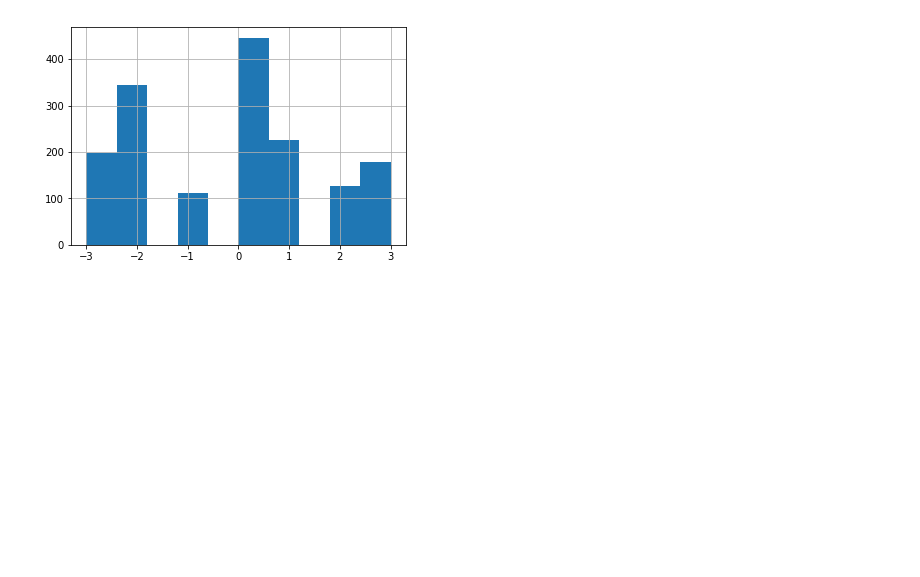
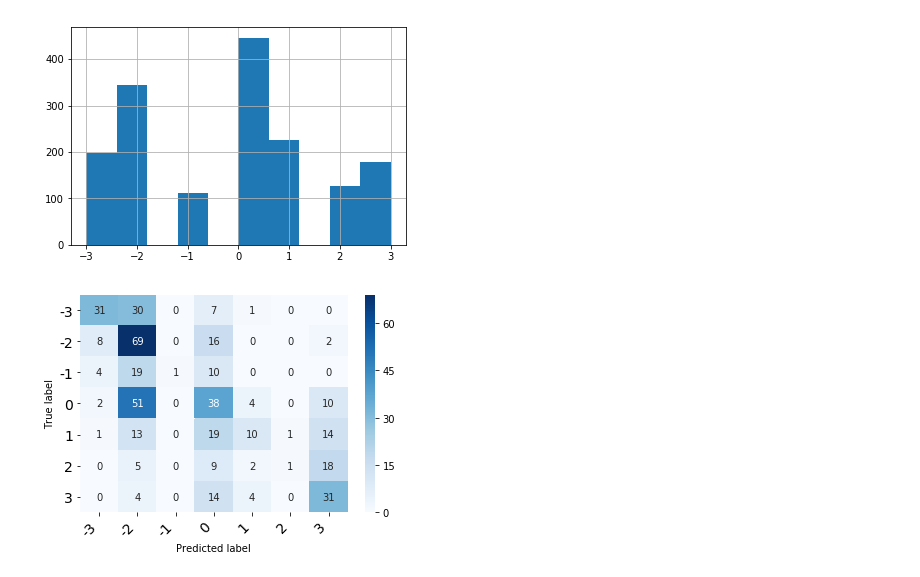
Before and after one commit to Garfounkel/sentiment_analysis, a Jupyter notebook: transfer_learning.ipynb, the cells around one changed output. Saved outputs shown, nothing was run; the diff lists cells and outputs as text; code cells hidden in the pictures; blank space fills up the shorter version.

```diff
--- a/transfer_learning.ipynb
+++ b/transfer_learning.ipynb
@@ -222,3 +237,21 @@ sentiments.hist()
 | Tweet | 198 | 344 | 112 | 446 | 225 | 127 | 178 |
 <matplotlib.axes._subplots.AxesSubplot at 0x...>
 [figure]
+# %%
+import seaborn as sns
+
+def plot_cm(cm, class_names):
+    df_cm = pd.DataFrame(cm, index=class_names, columns=class_names)
+
+    fig = plt.figure()
+
+    heatmap = sns.heatmap(df_cm, annot=True, fmt="d", cmap=plt.cm.Blues)
+    heatmap.yaxis.set_ticklabels(heatmap.yaxis.get_ticklabels(), rotation=0, ha='right', fontsize=14)
+    heatmap.xaxis.set_ticklabels(heatmap.xaxis.get_ticklabels(), rotation=45, ha='right', fontsize=14)
+
+    plt.ylabel('True label')
+    plt.xlabel('Predicted label')
+
+plot_cm(cm, [-3, -2, -1, 0, 1, 2, 3])
+# %% [output]
+[figure, added]
```
Also changed, not shown: parts of 24 cells of this notebook, 3 other files.
